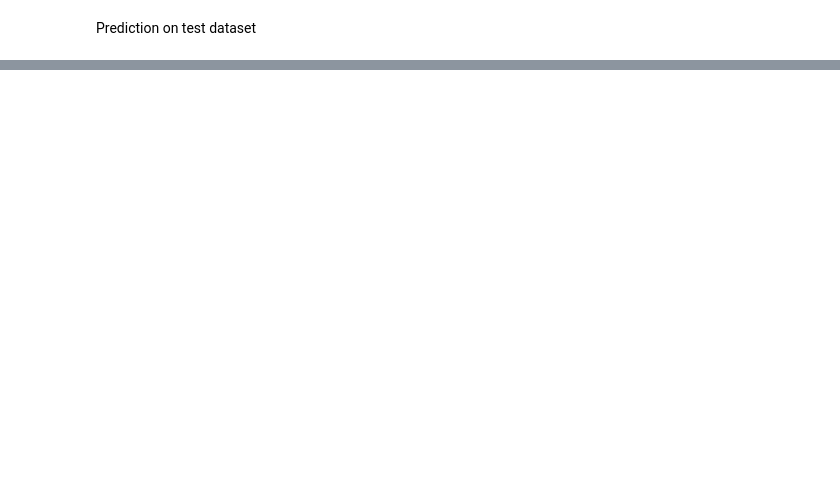
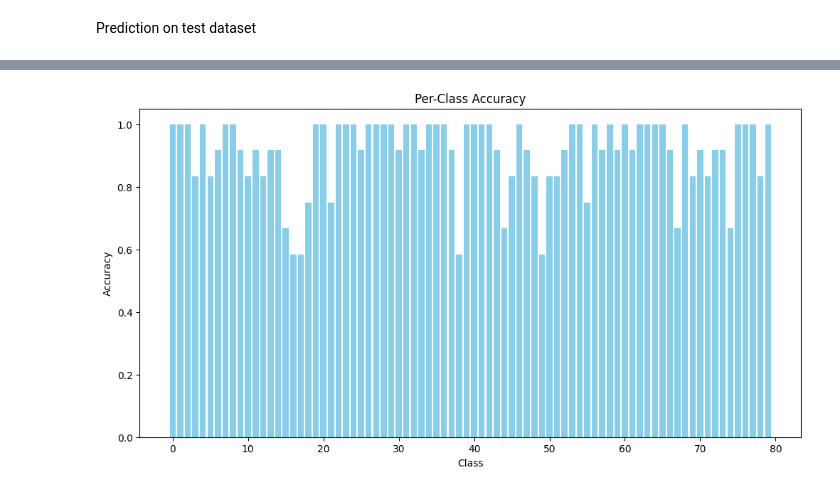
Before and after one commit to Dhurbaach/Plantrecognize-model, a Jupyter notebook: mobilenetmodel.ipynb, the cells around one changed output, grey strips where cells are left out. Cells and saved outputs as stored; diff of their text form; code cells hidden in the pictures; blank space fills up the shorter version.

```diff
--- a/mobilenetmodel.ipynb
+++ b/mobilenetmodel.ipynb
@@ -42,6 +60,9 @@ test_ds = test_ds.map(lambda x, y: (preprocess_input(x), y))
 # %%
 #Optimizing the model for performance
 AUTOTUNE = tf.data.AUTOTUNE
+train_ds = train_ds.shuffle(1000, seed=SEED, reshuffle_each_iteration=True)
+val_ds = val_ds.cache()
+test_ds = test_ds.cache()
 train_ds = train_ds.prefetch(buffer_size=AUTOTUNE)
 val_ds = val_ds.prefetch(buffer_size=AUTOTUNE)
 test_ds = test_ds.prefetch(buffer_size=AUTOTUNE)
@@ -245,0 +209,9 @@ plt.show()
+# %%
+#Getting predictions and true labels for confusion matrix
+y_true = np.concatenate([y for x, y in test_ds], axis=0)
+y_pred_probs = model.predict(test_ds)
+y_pred = np.argmax(y_pred_probs, axis=1)
+#Confusion matrix and classification report
+cm = confusion_matrix(y_true, y_pred)
+print("Classification Report:")
+print(classification_report(y_true, y_pred, target_names=class_names))
@@ -245,0 +277,19 @@ plt.show()
+# %%
+#plotting the per-class accuracy
+class_correct= np.zeros(len(class_names))
+class_total = np.zeros(len(class_names))
+
+for true, pred in zip(y_true, y_pred):
+    class_total[true] += 1
+    if true == pred:
+        class_correct[true] += 1
+
+class_accuracy = class_correct / class_total
+plt.figure(figsize=(12, 6))
+plt.bar(range(len(class_names)), class_accuracy, color='skyblue')
+plt.title("Per-Class Accuracy")
+plt.xlabel("Class")
+plt.ylabel("Accuracy")
+plt.show()
+# %% [output]
+[figure, added]
```
Also changed, not shown: parts of 19 cells of this notebook, 13 other files.
